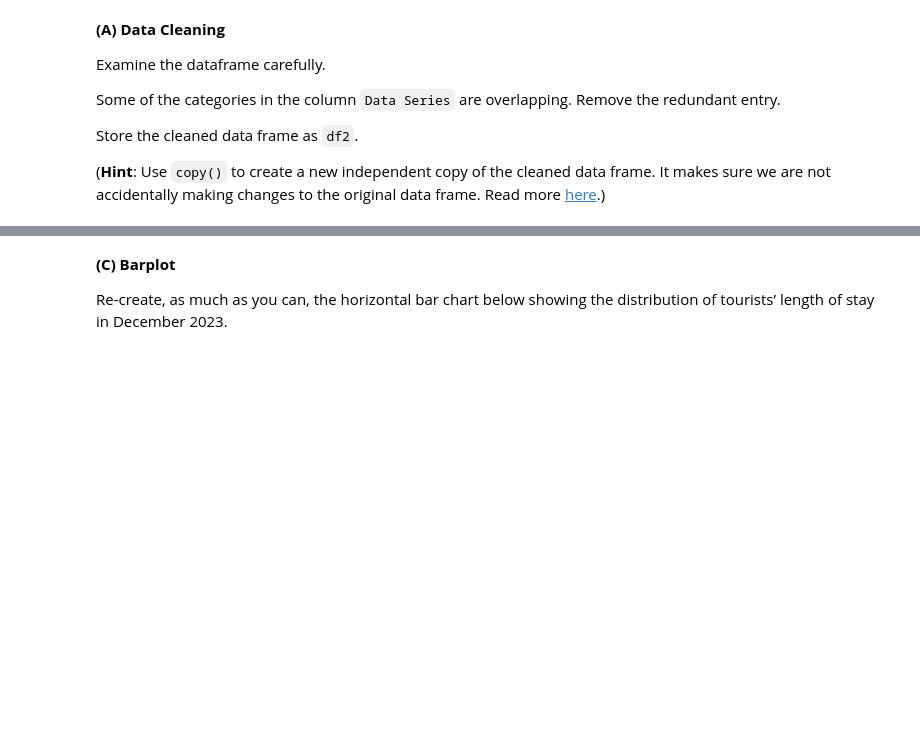
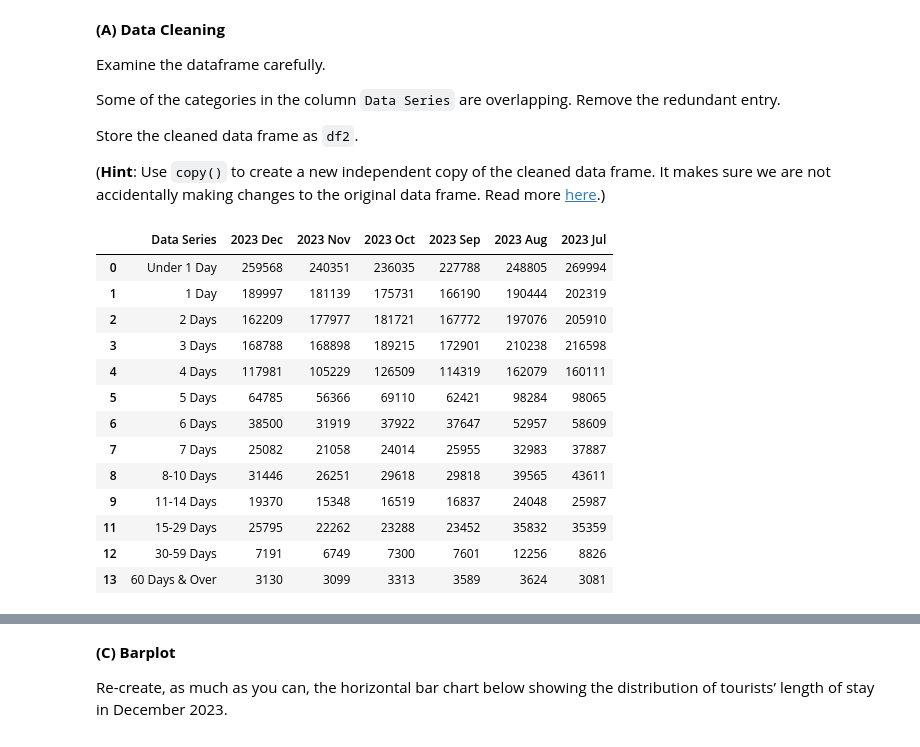
Before and after one commit to chrisnjw/dss5201_revision, a Jupyter notebook: notebooks/week04_lecture.ipynb, the cells around one changed output, grey strips where cells are left out. Drawn from its saved outputs; the diff is of its cells as text; code cells hidden in the pictures; blank space fills up the shorter version.

```diff
--- a/notebooks/week04_lecture.ipynb
+++ b/notebooks/week04_lecture.ipynb
@@ -31,3 +31,20 @@ Store the cleaned data frame as `df2`.
 (**Hint**: Use `copy()` to create a new independent copy of the cleaned data frame. It makes sure we are not accidentally making changes to the original data frame. Read more [here](https://pandas.pydata.org/pandas-docs/stable/reference/api/pandas.DataFrame.copy.html).)
 # %%
 # Type your code here:
+df2 = df[df['Data Series'] != '15 Days & Over'].copy()
+df2
+# %% [output]
+|  | Data Series | 2023 Dec | 2023 Nov | 2023 Oct | 2023 Sep | 2023 Aug | 2023 Jul |
+| 0 | Under 1 Day | 259568 | 240351 | 236035 | 227788 | 248805 | 269994 |
+| 1 | 1 Day | 189997 | 181139 | 175731 | 166190 | 190444 | 202319 |
+| 2 | 2 Days | 162209 | 177977 | 181721 | 167772 | 197076 | 205910 |
+| 3 | 3 Days | 168788 | 168898 | 189215 | 172901 | 210238 | 216598 |
+| 4 | 4 Days | 117981 | 105229 | 126509 | 114319 | 162079 | 160111 |
+| 5 | 5 Days | 64785 | 56366 | 69110 | 62421 | 98284 | 98065 |
+| 6 | 6 Days | 38500 | 31919 | 37922 | 37647 | 52957 | 58609 |
+| 7 | 7 Days | 25082 | 21058 | 24014 | 25955 | 32983 | 37887 |
+| 8 | 8-10 Days | 31446 | 26251 | 29618 | 29818 | 39565 | 43611 |
+| 9 | 11-14 Days | 19370 | 15348 | 16519 | 16837 | 24048 | 25987 |
+| 11 | 15-29 Days | 25795 | 22262 | 23288 | 23452 | 35832 | 35359 |
+| 12 | 30-59 Days | 7191 | 6749 | 7300 | 7601 | 12256 | 8826 |
+| 13 | 60 Days & Over | 3130 | 3099 | 3313 | 3589 | 3624 | 3081 |
```
Also changed, not shown: parts of 8 cells of this notebook, 4 other files.
